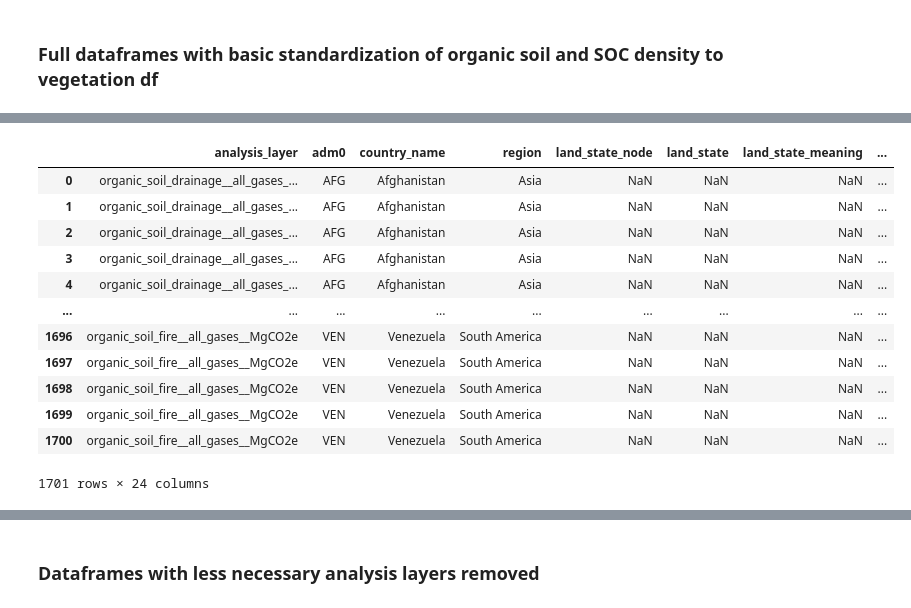
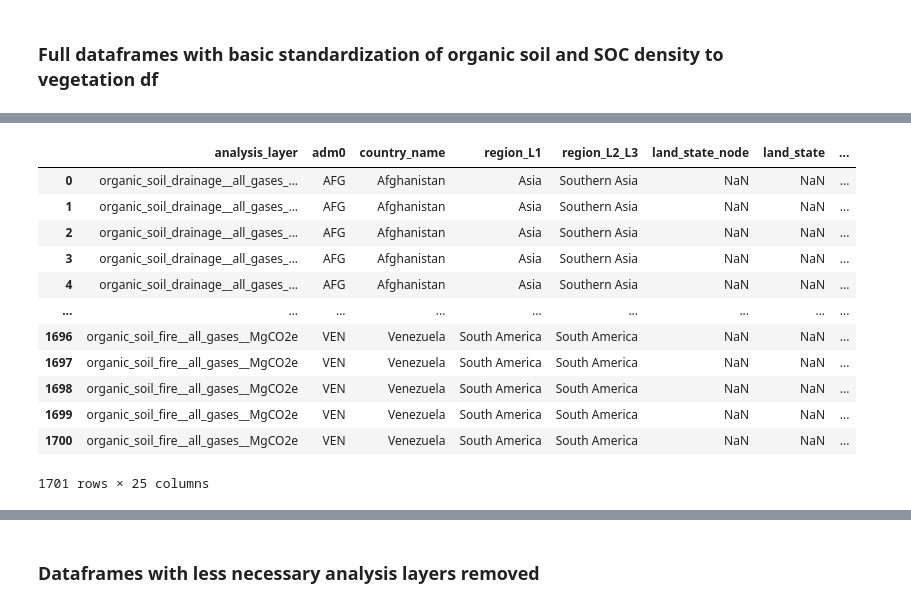
Before and after one commit to wri/AFOLU_GHG_flux_model, a Jupyter notebook: src/LULUCF/scripts/zonal_statistics/LULUCF_figures__veg105__SOC100__orgsoil100__20260512.ipynb, the cells around one changed output, grey strips where cells are left out. Saved outputs shown, nothing was run; the diff lists cells and outputs as text; code cells hidden in the pictures.

```diff
--- a/src/LULUCF/scripts/zonal_statistics/LULUCF_figures__veg105__SOC100__orgsoil100__20260512.ipynb
+++ b/src/LULUCF/scripts/zonal_statistics/LULUCF_figures__veg105__SOC100__orgsoil100__20260512.ipynb
@@ -344,10 +387,10 @@ SOC_df_raw["WDPA_high_protection"] = "Other protection status"
 SOC_df_raw.loc[SOC_df_raw["WDPA_type"] == "NA", "WDPA_high_protection"] = "Not protected"
 SOC_df_raw.loc[SOC_df_raw["WDPA_type"].isin(["Cateogry Ia", "Category Ib", "Category II", "Category III"]), "WDPA_high_protection"] = "High protection"
 
-veg_df_raw['region_L1'] = veg_df_raw[cn.adm0_pattern].map(cn.iso_to_region_UN_geoscheme_L1)
-veg_df_raw['region_L2_L3'] = veg_df_raw[cn.adm0_pattern].map(cn.iso_to_region_UN_geoscheme_L2_L3)
-veg_df_raw['region_L1'] = veg_df_raw['region_L1'].fillna("Unassigned")
-veg_df_raw['region_L2_L3'] = veg_df_raw['region_L2_L3'].fillna("Unassigned")
+SOC_df_raw['region_L1'] = SOC_df_raw[cn.adm0_pattern].map(cn.iso_to_region_UN_geoscheme_L1)
+SOC_df_raw['region_L2_L3'] = SOC_df_raw[cn.adm0_pattern].map(cn.iso_to_region_UN_geoscheme_L2_L3)
+SOC_df_raw['region_L1'] = SOC_df_raw['region_L1'].fillna("Unassigned")
+SOC_df_raw['region_L2_L3'] = SOC_df_raw['region_L2_L3'].fillna("Unassigned")
 
 # Adds climate domain column
 SOC_df_raw = assign_climate_domain(SOC_df_raw)
@@ -483,13 +526,14 @@ org_soil_df_raw["climate_domain"] = org_soil_df_raw["climate_domain"].replace({
 })
 
 org_soil_df_raw['country_name'] = org_soil_df_raw[cn.adm0_pattern].map(cn.iso_to_country)
-veg_df_raw["continent_ecozone"] = veg_df_raw["continent_ecozone"].fillna("Unassigned")
-veg_df_raw["country_name"] = veg_df_raw["country_name"].fillna("Unassigned")
+org_soil_df_raw["continent_ecozone"] = "Unassigned"
+org_soil_df_raw["continent_ecozone"] = org_soil_df_raw["continent_ecozone"].fillna("Unassigned")
+org_soil_df_raw["country_name"] = org_soil_df_raw["country_name"].fillna("Unassigned")
 
-veg_df_raw['region_L1'] = veg_df_raw[cn.adm0_pattern].map(cn.iso_to_region_UN_geoscheme_L1)
-veg_df_raw['region_L2_L3'] = veg_df_raw[cn.adm0_pattern].map(cn.iso_to_region_UN_geoscheme_L2_L3)
-veg_df_raw['region_L1'] = veg_df_raw['region_L1'].fillna("Unassigned")
-veg_df_raw['region_L2_L3'] = veg_df_raw['region_L2_L3'].fillna("Unassigned")
+org_soil_df_raw['region_L1'] = org_soil_df_raw[cn.adm0_pattern].map(cn.iso_to_region_UN_geoscheme_L1)
+org_soil_df_raw['region_L2_L3'] = org_soil_df_raw[cn.adm0_pattern].map(cn.iso_to_region_UN_geoscheme_L2_L3)
+org_soil_df_raw['region_L1'] = org_soil_df_raw['region_L1'].fillna("Unassigned")
+org_soil_df_raw['region_L2_L3'] = org_soil_df_raw['region_L2_L3'].fillna("Unassigned")
 
 # Adds columns to organic soil that are in the vegetation table so the tables can be combined
 # https://chatgpt.com/g/g-p-69399a7fcc808191b337d3fac695447c-afolu-flux-model/c/69c2fe30-7004-8328-9f6d-1c231ba04e20
@@ -553,16 +597,16 @@ Wall time: 46.5 ms
-|  | analysis_layer | adm0 | country_name | region | land_state_node | land_state | land_state_meaning | ... |
-| 0 | organic_soil_drainage__all_gases_... | AFG | Afghanistan | Asia | NaN | NaN | NaN | ... |
-| 1 | organic_soil_drainage__all_gases_... | AFG | Afghanistan | Asia | NaN | NaN | NaN | ... |
-| 2 | organic_soil_drainage__all_gases_... | AFG | Afghanistan | Asia | NaN | NaN | NaN | ... |
-| 3 | organic_soil_drainage__all_gases_... | AFG | Afghanistan | Asia | NaN | NaN | NaN | ... |
-| 4 | organic_soil_drainage__all_gases_... | AFG | Afghanistan | Asia | NaN | NaN | NaN | ... |
+|  | analysis_layer | adm0 | country_name | region_L1 | region_L2_L3 | land_state_node | land_state | ... |
+| 0 | organic_soil_drainage__all_gases_... | AFG | Afghanistan | Asia | Southern Asia | NaN | NaN | ... |
+| 1 | organic_soil_drainage__all_gases_... | AFG | Afghanistan | Asia | Southern Asia | NaN | NaN | ... |
+| 2 | organic_soil_drainage__all_gases_... | AFG | Afghanistan | Asia | Southern Asia | NaN | NaN | ... |
+| 3 | organic_soil_drainage__all_gases_... | AFG | Afghanistan | Asia | Southern Asia | NaN | NaN | ... |
+| 4 | organic_soil_drainage__all_gases_... | AFG | Afghanistan | Asia | Southern Asia | NaN | NaN | ... |
 | ... | ... | ... | ... | ... | ... | ... | ... | ... |
-| 1696 | organic_soil_fire__all_gases__MgCO2e | VEN | Venezuela | South America | NaN | NaN | NaN | ... |
-| 1697 | organic_soil_fire__all_gases__MgCO2e | VEN | Venezuela | South America | NaN | NaN | NaN | ... |
-| 1698 | organic_soil_fire__all_gases__MgCO2e | VEN | Venezuela | South America | NaN | NaN | NaN | ... |
-| 1699 | organic_soil_fire__all_gases__MgCO2e | VEN | Venezuela | South America | NaN | NaN | NaN | ... |
-| 1700 | organic_soil_fire__all_gases__MgCO2e | VEN | Venezuela | South America | NaN | NaN | NaN | ... |
+| 1696 | organic_soil_fire__all_gases__MgCO2e | VEN | Venezuela | South America | South America | NaN | NaN | ... |
+| 1697 | organic_soil_fire__all_gases__MgCO2e | VEN | Venezuela | South America | South America | NaN | NaN | ... |
+| 1698 | organic_soil_fire__all_gases__MgCO2e | VEN | Venezuela | South America | South America | NaN | NaN | ... |
+| 1699 | organic_soil_fire__all_gases__MgCO2e | VEN | Venezuela | South America | South America | NaN | NaN | ... |
+| 1700 | organic_soil_fire__all_gases__MgCO2e | VEN | Venezuela | South America | South America | NaN | NaN | ... |
-1701 rows × 24 columns
+1701 rows × 25 columns
 # %%
 %%time
 
```
Also changed, not shown: parts of 17 cells of this notebook, 3 other files.
